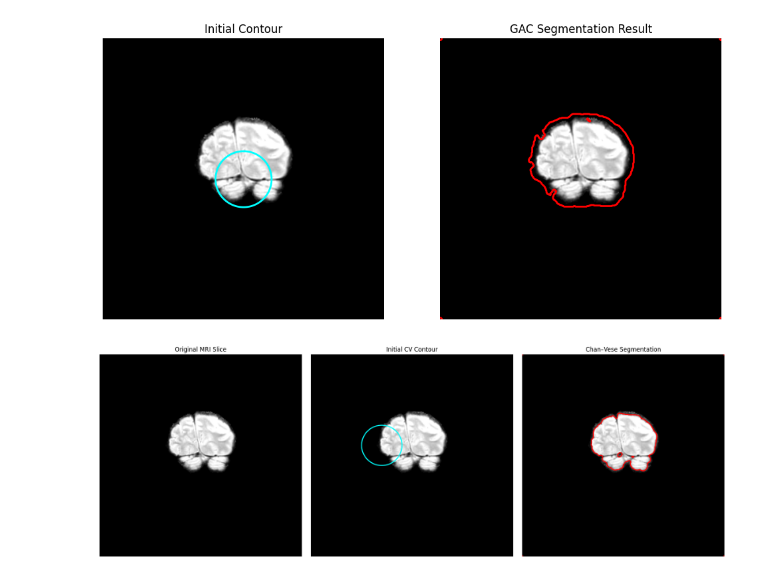
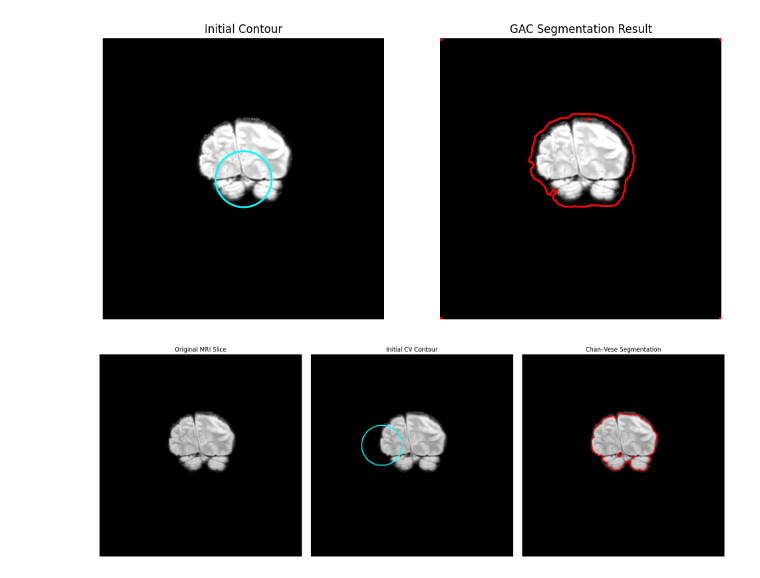
Before and after one commit to M-Shreya/Image_Segmentation, a Jupyter notebook: Inference.ipynb, the cells around one changed output. Saved outputs shown, nothing was run; the diff lists cells and outputs as text; code cells hidden in the pictures.

```diff
--- a/Inference.ipynb
+++ b/Inference.ipynb
@@ -147,33 +144,33 @@ center_x, center_y = int(w * 0.35), int(h * 0.45)
 radius = int(min(h, w) * 0.10)
 initial_cv = create_initial_contour(img, center_y, center_x, radius)
 
 
 # Apply Chan–Vese model
 cv_result = morphological_chan_vese(
     img,
     num_iter=300,
     init_level_set=initial_cv,
     smoothing=2,
-    lambda1=1,
-    lambda2=1
+    lambda1=200.0,
+    lambda2=200.0
 )
 
 # ---------------- Visualization ----------------
 
 fig, axes = plt.subplots(1, 3, figsize=(18, 6))
 titles = ['Original MRI Slice', 'Initial CV Contour', 'Chan–Vese Segmentation']
 images = [img, img, img]
 contours = [None, initial_cv, cv_result]
 colors = [None, 'cyan', 'red']
 
 for ax, image, title, cont, color in zip(axes, images, titles, contours, colors):
     ax.imshow(image, cmap='gray', vmin=0, vmax=1)
     if cont is not None:
         ax.contour(cont, [0.5], colors=color, linewidths=2)
     ax.set_title(title)
     ax.axis('off')
 
 plt.tight_layout()
 plt.show()
 # %% [output]
-[figure, old version]
+[figure, new version]
```
Also changed, not shown: parts of 5 cells of this notebook.
